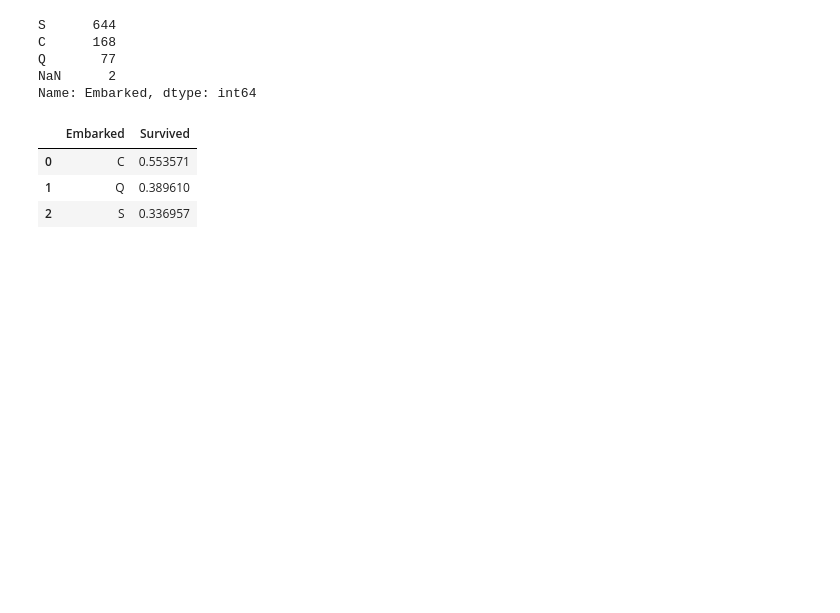
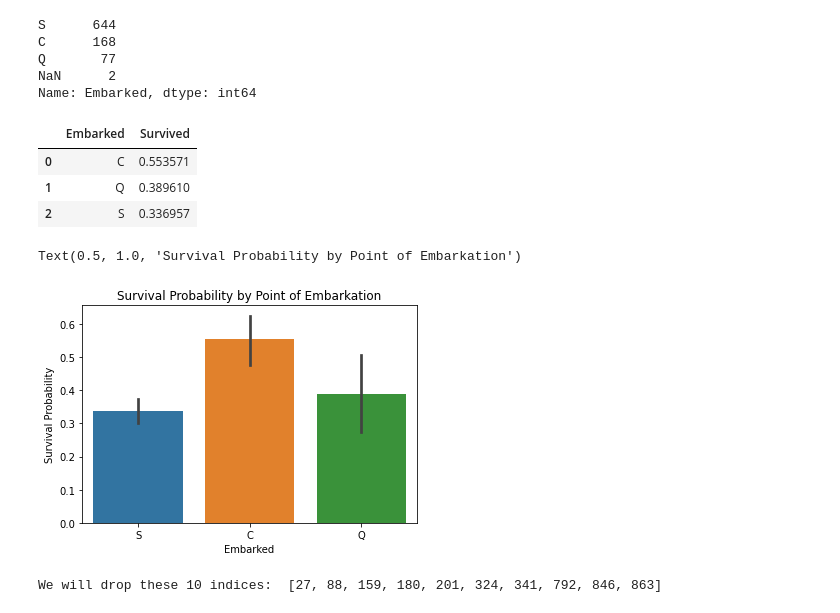
Before and after one commit to Kafka001/kaggle_titanic, a Jupyter notebook: titanic_2.ipynb, the cells around one changed output. Saved outputs shown, nothing was run; the diff lists cells and outputs as text; code cells hidden in the pictures; blank space fills up the shorter version.

```diff
--- a/titanic_2.ipynb
+++ b/titanic_2.ipynb
@@ -176,3 +176,36 @@ train[['Embarked','Survived']].groupby(['Embarked'], as_index = False).mean().so
 | 0 | C | 0.553571 |
 | 1 | Q | 0.389610 |
 | 2 | S | 0.336957 |
+# %%
+sns.barplot(x = 'Embarked', y = 'Survived', data = train)
+plt.ylabel('Survival Probability')
+plt.title('Survival Probability by Point of Embarkation')
+# %% [output]
+Text(0.5, 1.0, 'Survival Probability by Point of Embarkation')
+[figure, added]
+# %%
+def detect_outliers(df, n, features):
+    """"
+    This function will loop through a list of features and detect outliers in each one of those features. In each
+    loop, a data point is deemed an outlier if it is less than the first quartile minus the outlier step or exceeds
+    third quartile plus the outlier step. The outlier step is defined as 1.5 times the interquartile range. Once the
+    outliers have been determined for one feature, their indices will be stored in a list before proceeding to the next
+    feature and the process repeats until the very last feature is completed. Finally, using the list with outlier
+    indices, we will count the frequencies of the index numbers and return them if their frequency exceeds n times.
+    """
+    outlier_indices = []
+    for col in features:
+        Q1 = np.percentile(df[col], 25)
+        Q3 = np.percentile(df[col], 75)
+        IQR = Q3 - Q1
+        outlier_step = 1.5 * IQR
+        outlier_list_col = df[(df[col] < Q1 - outlier_step) | (df[col] > Q3 + outlier_step)].index
+        outlier_indices.extend(outlier_list_col)
+    outlier_indices = Counter(outlier_indices)
+    multiple_outliers = list(key for key, value in outlier_indices.items() if value > n)
+    return multiple_outliers
+
+outliers_to_drop = detect_outliers(train, 2, ['Age', 'SibSp', 'Parch', 'Fare'])
+print("We will drop these {} indices: ".format(len(outliers_to_drop)), outliers_to_drop)
+# %% [output]
+We will drop these 10 indices:  [27, 88, 159, 180, 201, 324, 341, 792, 846, 863]
```
